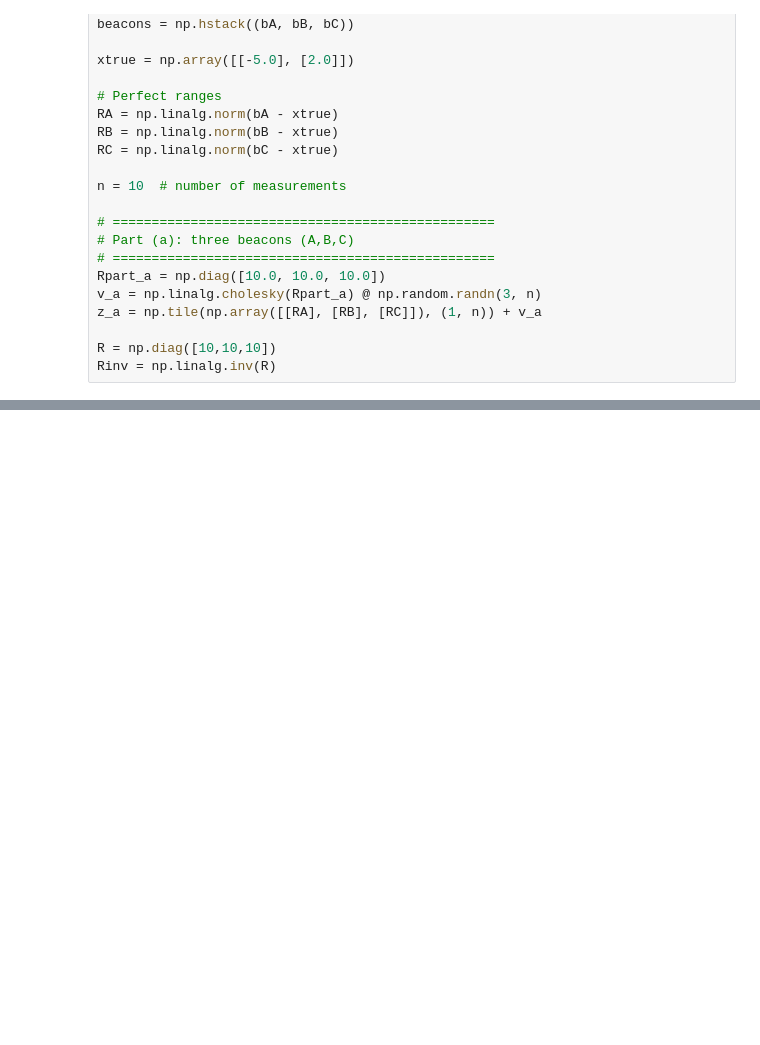
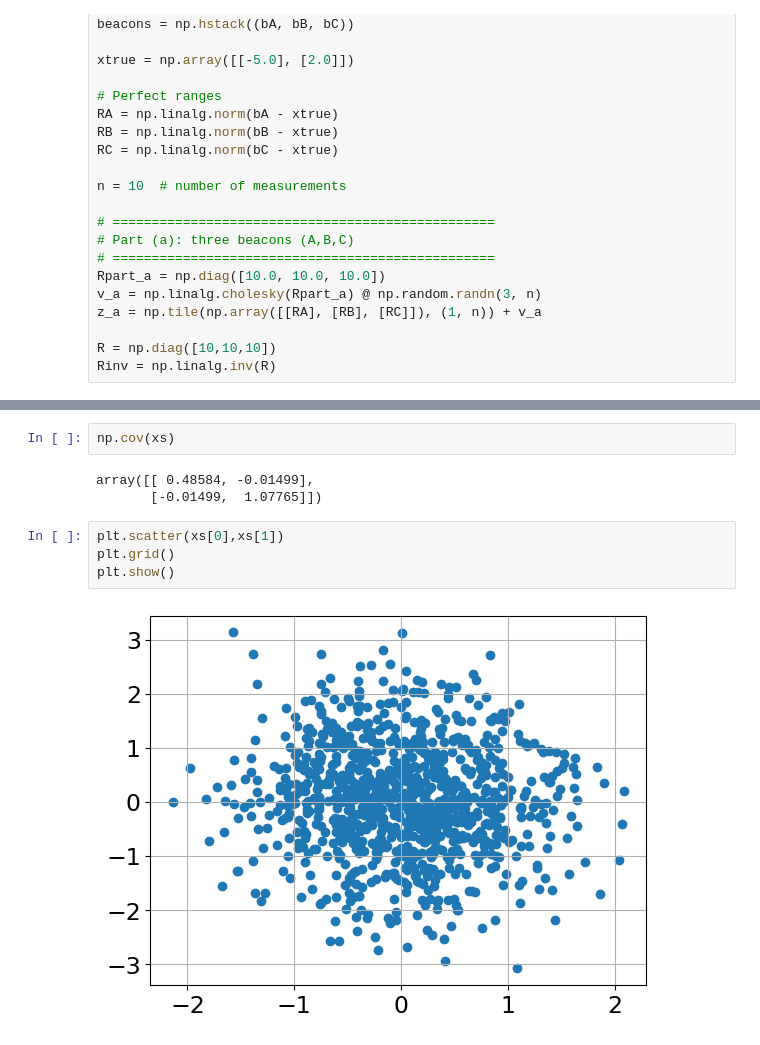
Before and after one commit to valentine-alia/MAE-6760, a Jupyter notebook: HW2/dumb_script.ipynb, the cells around one changed output, grey strips where cells are left out. Saved outputs shown, nothing was run; the diff lists cells and outputs as text; blank space fills up the shorter version.

```diff
--- a/HW2/dumb_script.ipynb
+++ b/HW2/dumb_script.ipynb
@@ -424,0 +728,11 @@ z_d = np.tile(np.array([[RA], [RB], [RC]]), (1, n)) + v_d
+# %%
+np.cov(xs)
+# %% [output]
+array([[ 0.48584, -0.01499],
+       [-0.01499,  1.07765]])
+# %%
+plt.scatter(xs[0],xs[1])
+plt.grid()
+plt.show()
+# %% [output]
+[figure, added]
```
Also changed, not shown: parts of 17 cells of this notebook, 13 other files.
